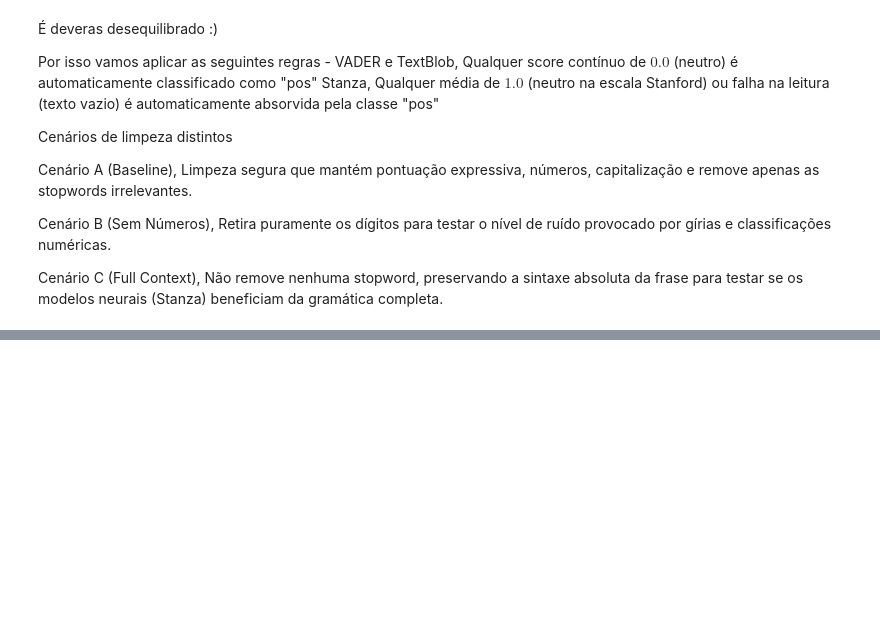
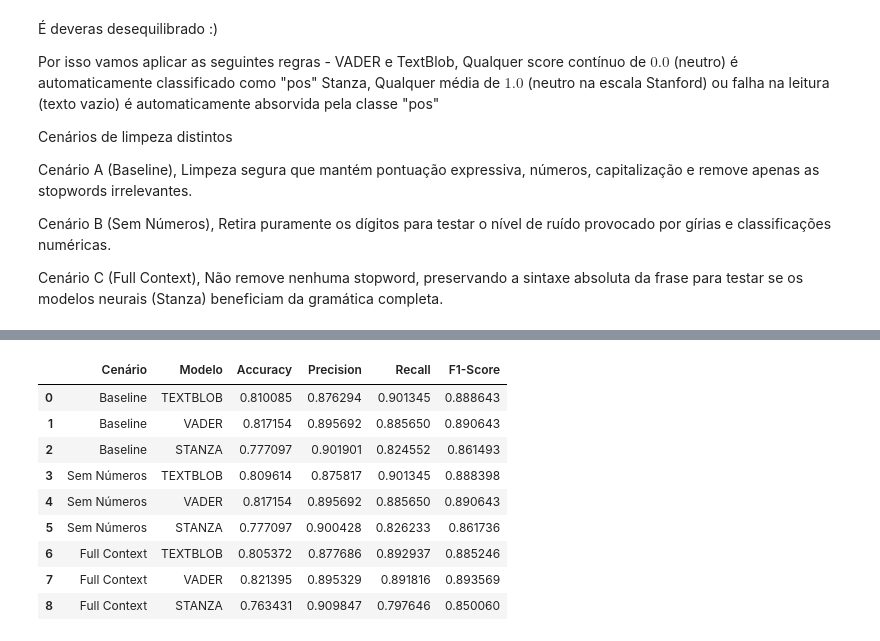
Before and after one commit to fernandorocha23/text_mining, a Jupyter notebook: project/Início.ipynb, the cells around one changed output, grey strips where cells are left out. Drawn from its saved outputs; the diff is of its cells as text; code cells hidden in the pictures; blank space fills up the shorter version.

```diff
--- a/project/Início.ipynb
+++ b/project/Início.ipynb
@@ -75,7 +77,7 @@ STANZA - ele considera alguns stopwords relevantes como "but" etc. Não retirar.
 VADER - consegue ler emojis #utilizando a biblioteca emoji para transformar "I love this 😭" em "I love this :loudly_crying_face:"
 TextBlob - não diferencia maiúsculas de minúsculas no seu cálculo de polaridade, mas o VADER usa isso como um multiplicador.
 # %%
-def pre_processamento(text):
+'''def pre_processamento(text):
     if not isinstance(text, str):
         return ""
 
@@ -99,4 +101,4 @@ def pre_processamento(text):
     return ' '.join(tokens_limpos)
 
 # Aplicação segura aos dados
-df_test['text_clean'] = df_test['text'].apply(pre_processamento)
+df_test['text_clean'] = df_test['text'].apply(pre_processamento)'''
@@ -211,0 +323,38 @@ df_test['text_full_context'] = df_test['text'].apply(prep_full_context)
+# %%
+# Calcular métricas para todos os cenários e modelos
+resultados = []
+y_true = df_test['class']
+
+nomes_cenarios = {
+    'text_baseline': 'Baseline',
+    'text_sem_numeros': 'Sem Números',
+    'text_full_context': 'Full Context'
+}
+
+for cenario in cenarios:
+    for modelo in modelos:
+        col_pred = f'{cenario}_pred_{modelo}'
+        y_pred = df_test[col_pred]
+
+        resultado = avaliar_modelo(
+            y_true,
+            y_pred,
+            modelo.upper(),
+            nomes_cenarios[cenario]
+        )
+        resultados.append(resultado)
+
+# Criar DataFrame de resultados
+df_resultados = pd.DataFrame(resultados)
+df_resultados
+# %% [output]
+|  | Cenário | Modelo | Accuracy | Precision | Recall | F1-Score |
+| 0 | Baseline | TEXTBLOB | 0.810085 | 0.876294 | 0.901345 | 0.888643 |
+| 1 | Baseline | VADER | 0.817154 | 0.895692 | 0.885650 | 0.890643 |
+| 2 | Baseline | STANZA | 0.777097 | 0.901901 | 0.824552 | 0.861493 |
+| 3 | Sem Números | TEXTBLOB | 0.809614 | 0.875817 | 0.901345 | 0.888398 |
+| 4 | Sem Números | VADER | 0.817154 | 0.895692 | 0.885650 | 0.890643 |
+| 5 | Sem Números | STANZA | 0.777097 | 0.900428 | 0.826233 | 0.861736 |
+| 6 | Full Context | TEXTBLOB | 0.805372 | 0.877686 | 0.892937 | 0.885246 |
+| 7 | Full Context | VADER | 0.821395 | 0.895329 | 0.891816 | 0.893569 |
+| 8 | Full Context | STANZA | 0.763431 | 0.909847 | 0.797646 | 0.850060 |
```
Also changed, not shown: parts of 14 cells of this notebook, 1 other file.
